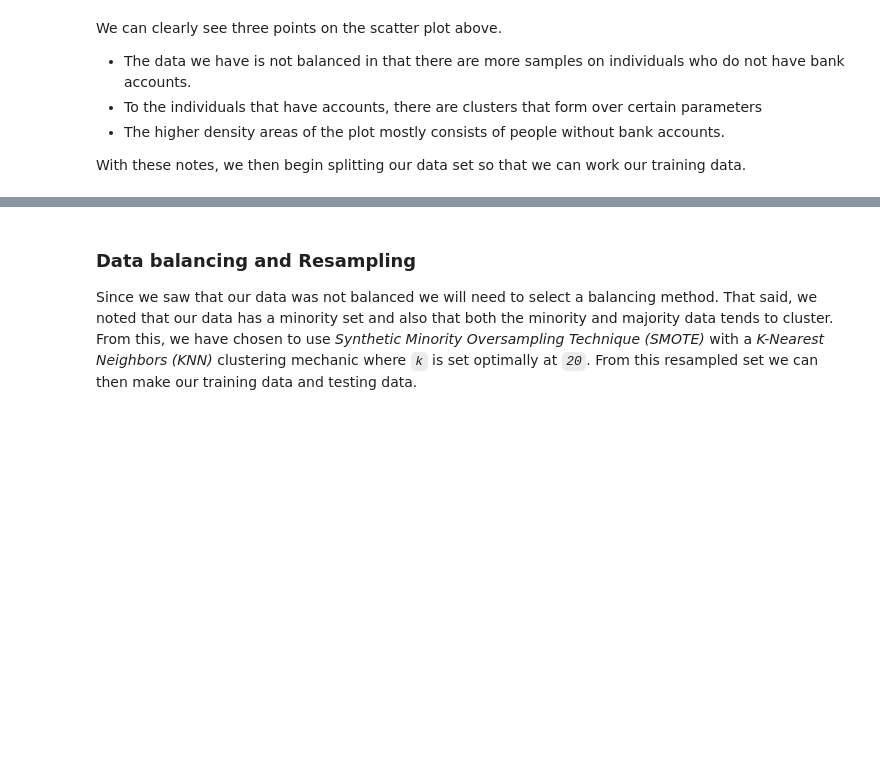
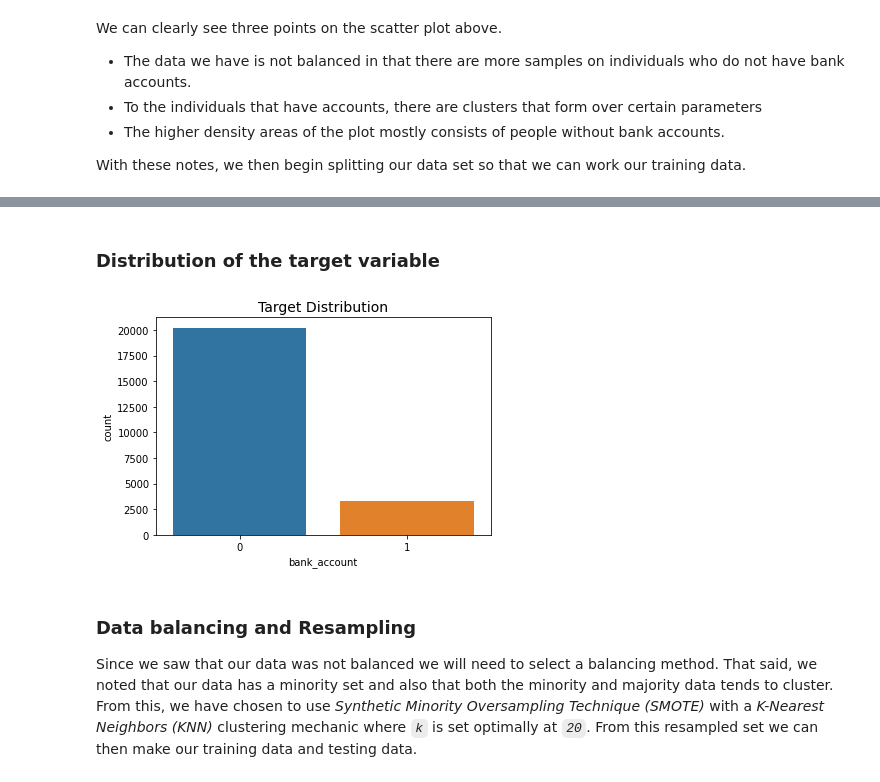
Before and after one commit to ashwynh21/financial_inclusion, a Jupyter notebook: main.ipynb, the cells around one changed output, grey strips where cells are left out. Saved outputs shown, nothing was run; the diff lists cells and outputs as text; code cells hidden in the pictures; blank space fills up the shorter version.

```diff
--- a/main.ipynb
+++ b/main.ipynb
@@ -132,3 +147,10 @@ test_df = all_data[ntrain:]
+# %% [markdown]
+### Distribution of the target variable
+# %%
+sns.countplot(train.bank_account)
+plt.title('Target Distribution', fontdict={'size':14});
+# %% [output]
+[figure, added]
 # %% [markdown]
 ### Data balancing and Resampling
 
```
Also changed, not shown: parts of 20 cells of this notebook, 2 other files.
